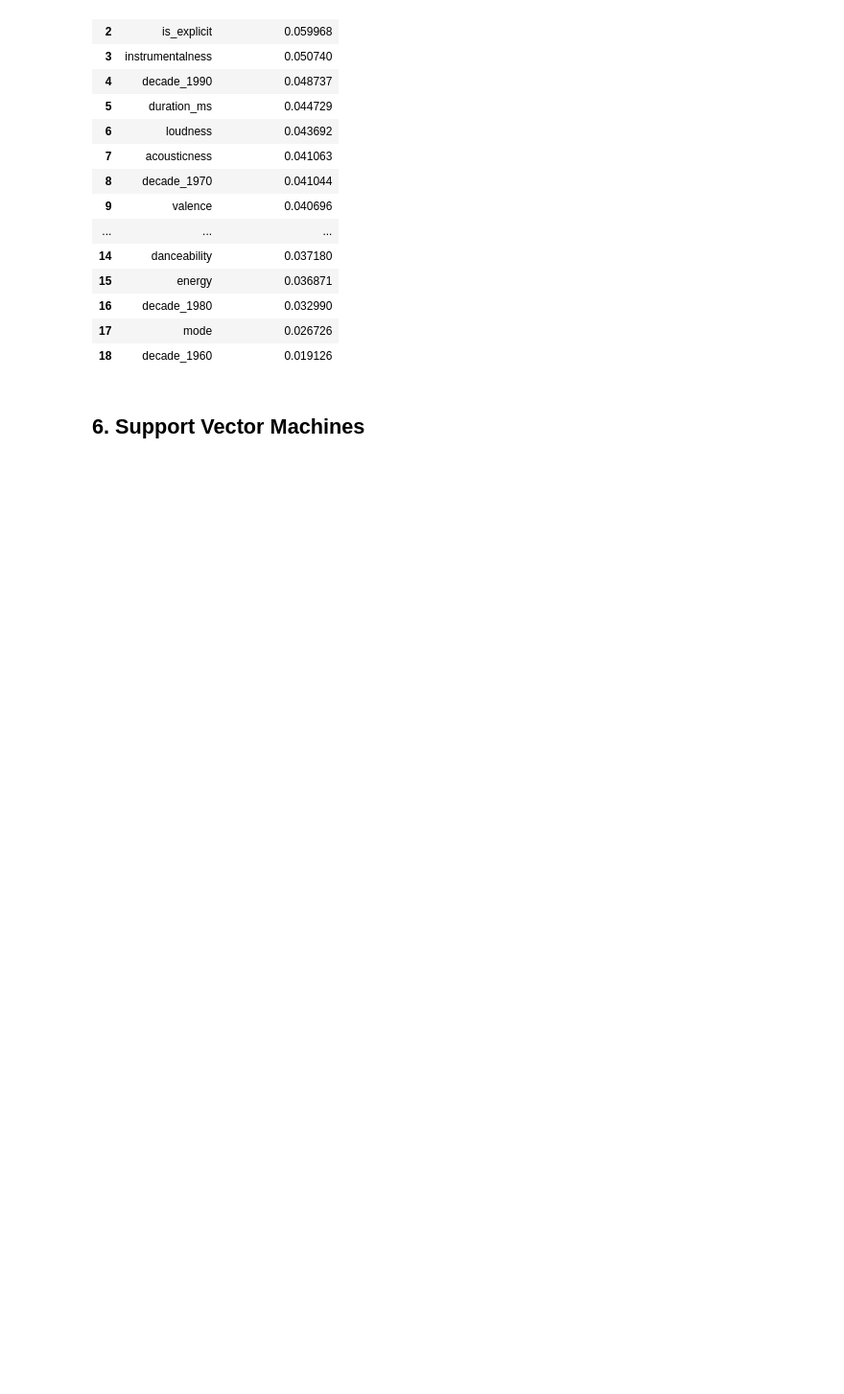
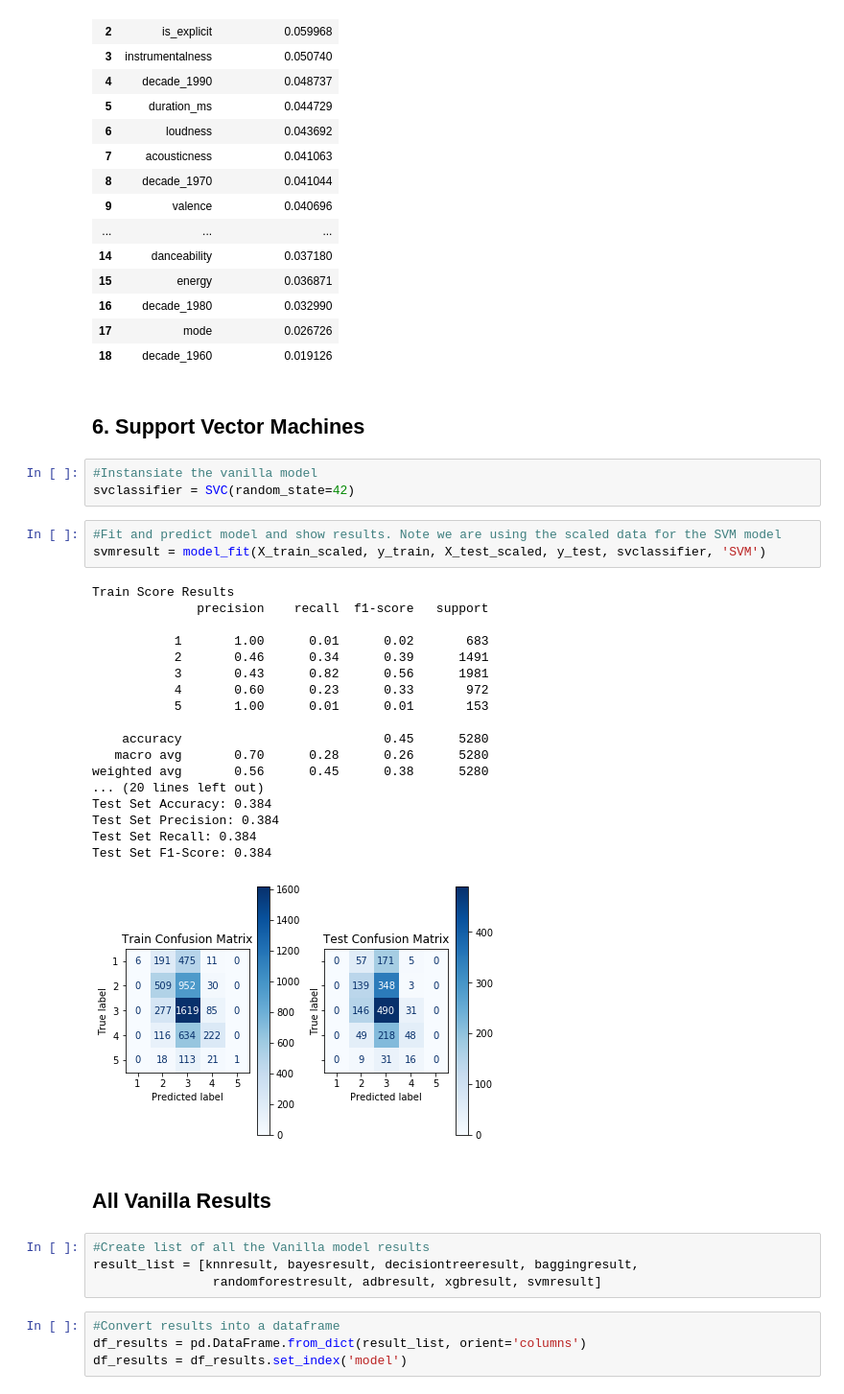
Before and after one commit to adinas94/Spotify_Recommendation_System, a Jupyter notebook: Modeling.ipynb, the cells around one changed output. Shown: that part at 96% size. Saved outputs shown, nothing was run; the diff lists cells and outputs as text; blank space fills up the shorter version.

```diff
--- a/Modeling.ipynb
+++ b/Modeling.ipynb
@@ -474,3 +474,38 @@ xgb_features
 | 18 | decade_1960 | 0.019126 |
 # %% [markdown]
 ## 6. Support Vector Machines
+# %%
+#Instansiate the vanilla model
+svclassifier = SVC(random_state=42)
+# %%
+#Fit and predict model and show results. Note we are using the scaled data for the SVM model
+svmresult = model_fit(X_train_scaled, y_train, X_test_scaled, y_test, svclassifier, 'SVM')
+# %% [output]
+Train Score Results
+              precision    recall  f1-score   support
+
+           1       1.00      0.01      0.02       683
+           2       0.46      0.34      0.39      1491
+           3       0.43      0.82      0.56      1981
+           4       0.60      0.23      0.33       972
+           5       1.00      0.01      0.01       153
+
+    accuracy                           0.45      5280
+   macro avg       0.70      0.28      0.26      5280
+weighted avg       0.56      0.45      0.38      5280
+... (20 lines left out)
+Test Set Accuracy: 0.384
+Test Set Precision: 0.384
+Test Set Recall: 0.384
+Test Set F1-Score: 0.384
+[figure, added]
+# %% [markdown]
+## All Vanilla Results
+# %%
+#Create list of all the Vanilla model results
+result_list = [knnresult, bayesresult, decisiontreeresult, baggingresult,
+                randomforestresult, adbresult, xgbresult, svmresult]
+# %%
+#Convert results into a dataframe
+df_results = pd.DataFrame.from_dict(result_list, orient='columns')
+df_results = df_results.set_index('model')
```
Also changed, not shown: parts of 13 cells of this notebook, 3 other files.
